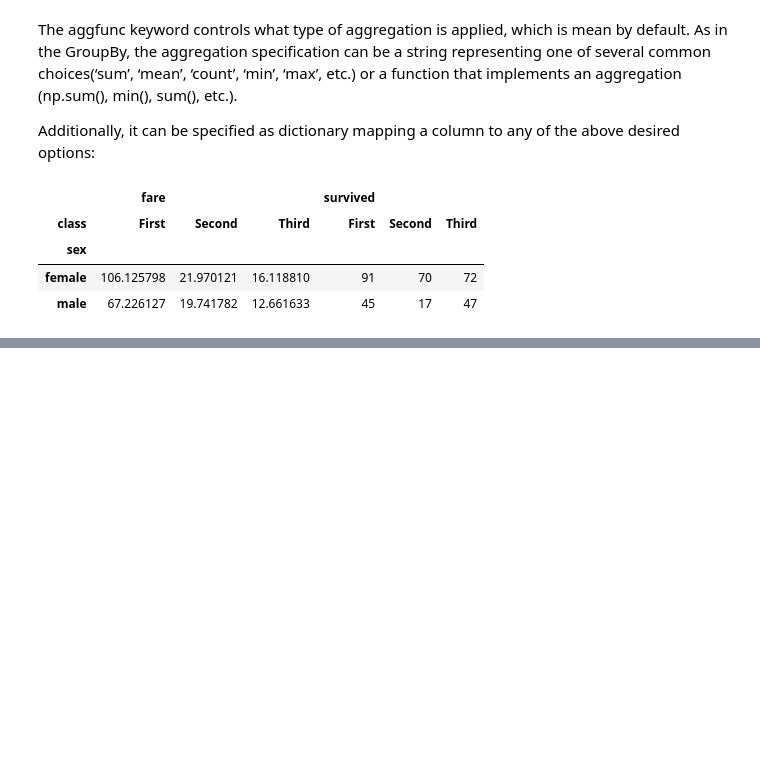
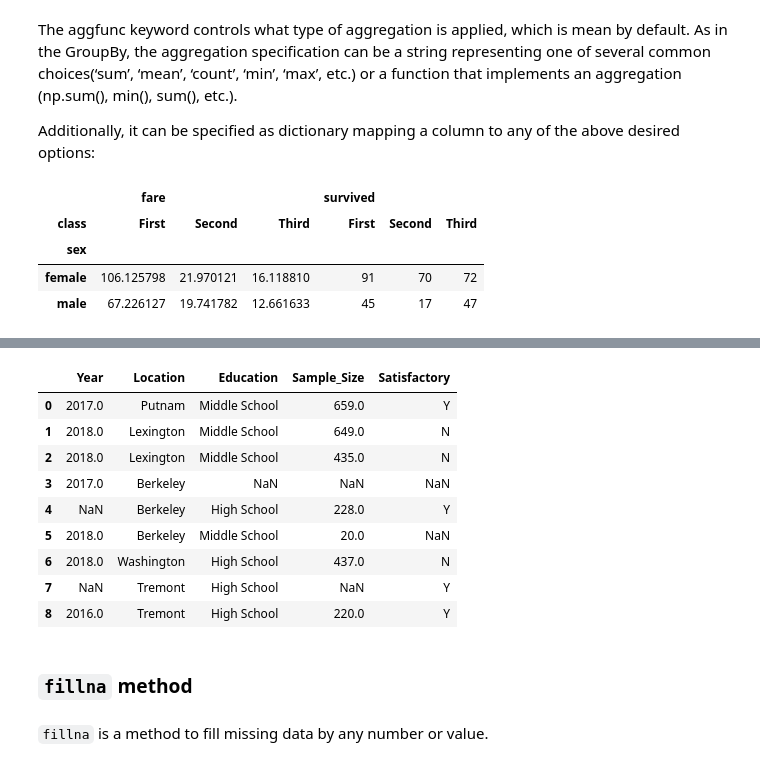
Before and after one commit to igaribay/DSSwithPython, a Jupyter notebook: DSS-Week05/Notebook/DSS-Unit05-Lecture02.2018.ipynb, the cells around one changed output, grey strips where cells are left out. Cells and saved outputs as stored; diff of their text form; code cells hidden in the pictures; blank space fills up the shorter version.

````diff
--- a/DSS-Week05/Notebook/DSS-Unit05-Lecture02.2018.ipynb
+++ b/DSS-Week05/Notebook/DSS-Unit05-Lecture02.2018.ipynb
@@ -307,0 +362,20 @@ titanic.pivot_table(index = 'sex', columns = 'class', aggfunc = {'survived' : su
+# %%
+# Dropping rows and columns which are all NA (In this example, there is no row includes all NA)
+
+df.dropna(how = 'all')    #For rows
+df.dropna(axis = 1, how ='all')     #For columns
+# %% [output]
+|  | Year | Location | Education | Sample_Size | Satisfactory |
+| 0 | 2017.0 | Putnam | Middle School | 659.0 | Y |
+| 1 | 2018.0 | Lexington | Middle School | 649.0 | N |
+| 2 | 2018.0 | Lexington | Middle School | 435.0 | N |
+| 3 | 2017.0 | Berkeley | NaN | NaN | NaN |
+| 4 | NaN | Berkeley | High School | 228.0 | Y |
+| 5 | 2018.0 | Berkeley | Middle School | 20.0 | NaN |
+| 6 | 2018.0 | Washington | High School | 437.0 | N |
+| 7 | NaN | Tremont | High School | NaN | Y |
+| 8 | 2016.0 | Tremont | High School | 220.0 | Y |
+# %% [markdown]
+### ```fillna``` method
+# %% [markdown]
+```fillna``` is a method to fill missing data by any number or value.
````
Also changed, not shown: parts of 26 cells of this notebook, 14 other files.
